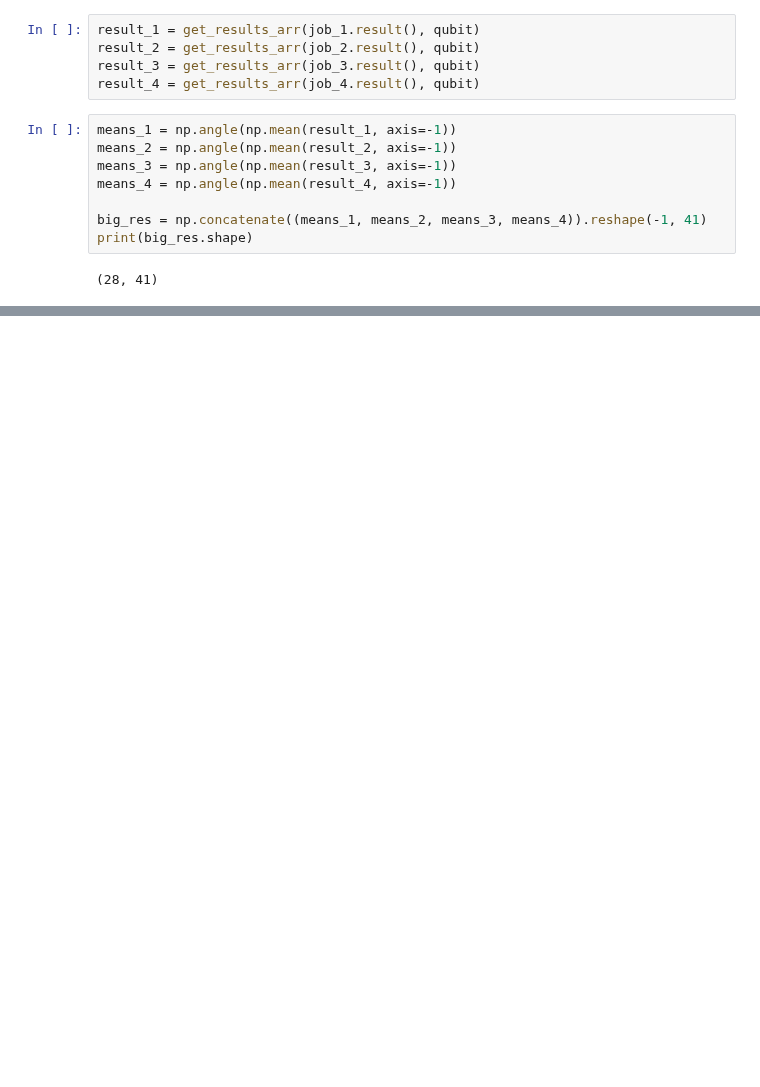
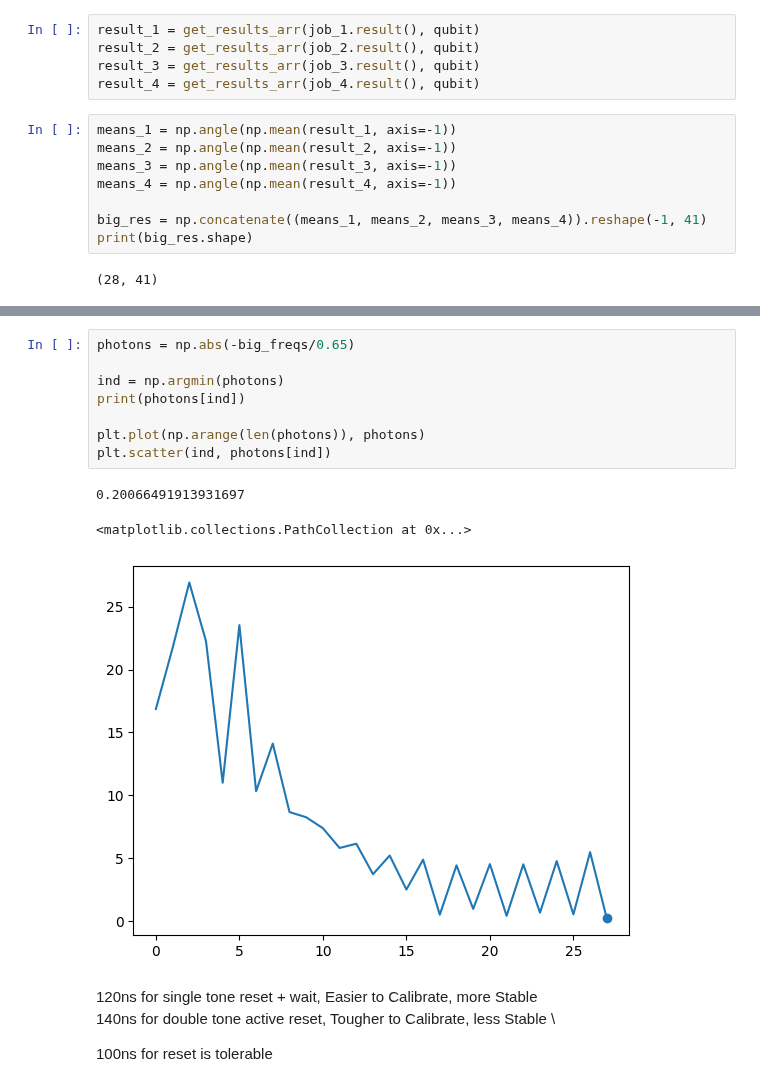
Before and after one commit to AnikenC/ReadoutWithRL, a Jupyter notebook: readoutWithRL/experiments_side/tau_4_dur_scans.ipynb, the cells around one changed output, grey strips where cells are left out. Drawn from its saved outputs; the diff is of its cells as text; blank space fills up the shorter version.

```diff
--- a/readoutWithRL/experiments_side/tau_4_dur_scans.ipynb
+++ b/readoutWithRL/experiments_side/tau_4_dur_scans.ipynb
@@ -282,0 +285,17 @@ plt.plot(ac_freq_linspace/MHz, big_res.T)
+# %%
+photons = np.abs(-big_freqs/0.65)
+
+ind = np.argmin(photons)
+print(photons[ind])
+
+plt.plot(np.arange(len(photons)), photons)
+plt.scatter(ind, photons[ind])
+# %% [output]
+0.20066491913931697
+<matplotlib.collections.PathCollection at 0x...>
+[figure, added]
+# %% [markdown]
+120ns for single tone reset + wait, Easier to Calibrate, more Stable \
+140ns for double tone active reset, Tougher to Calibrate, less Stable \
+
+100ns for reset is tolerable
```
Also changed, not shown: parts of 3 cells of this notebook, 2 other files.
